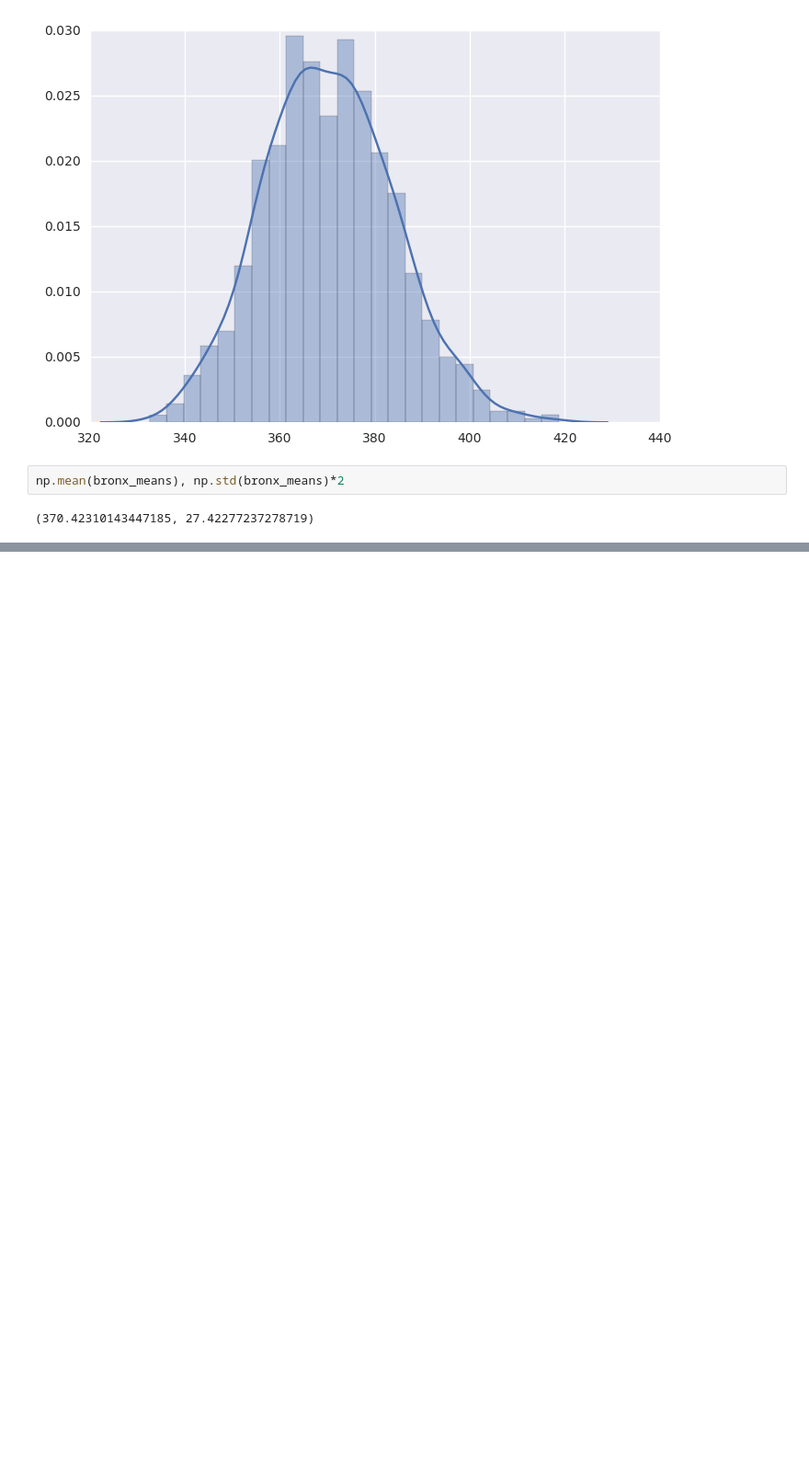
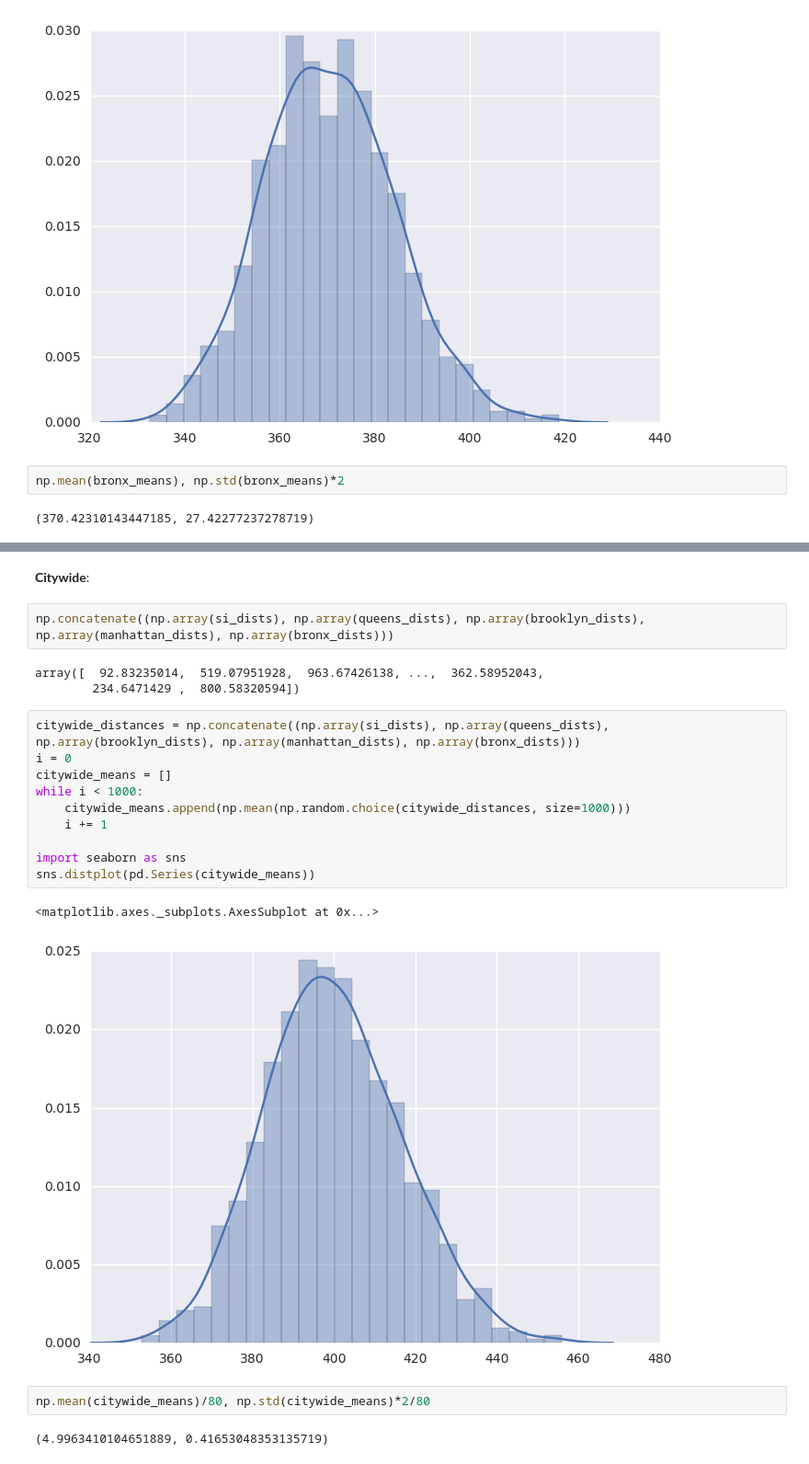
Before and after one commit to ResidentMario/nyc-tobacco, a Jupyter notebook: notebooks/03---Generating Distances.ipynb, the cells around one changed output, grey strips where cells are left out. Shown at 92% size. Cells and saved outputs as stored; diff of their text form; blank space fills up the shorter version.

```diff
--- a/notebooks/03---Generating Distances.ipynb
+++ b/notebooks/03---Generating Distances.ipynb
@@ -355,0 +367,24 @@ np.mean(bronx_means), np.std(bronx_means)*2
+# %% [markdown]
+**Citywide**:
+# %%
+np.concatenate((np.array(si_dists), np.array(queens_dists), np.array(brooklyn_dists), np.array(manhattan_dists), np.array(bronx_dists)))
+# %% [output]
+array([  92.83235014,  519.07951928,  963.67426138, ...,  362.58952043,
+        234.6471429 ,  800.58320594])
+# %%
+citywide_distances = np.concatenate((np.array(si_dists), np.array(queens_dists), np.array(brooklyn_dists), np.array(manhattan_dists), np.array(bronx_dists)))
+i = 0
+citywide_means = []
+while i < 1000:
+    citywide_means.append(np.mean(np.random.choice(citywide_distances, size=1000)))
+    i += 1
+
+import seaborn as sns
+sns.distplot(pd.Series(citywide_means))
+# %% [output]
+<matplotlib.axes._subplots.AxesSubplot at 0x...>
+[figure, added]
+# %%
+np.mean(citywide_means)/80, np.std(citywide_means)*2/80
+# %% [output]
+(4.9963410104651889, 0.41653048353135719)
```
Also changed, not shown: parts of 2 cells of this notebook.
